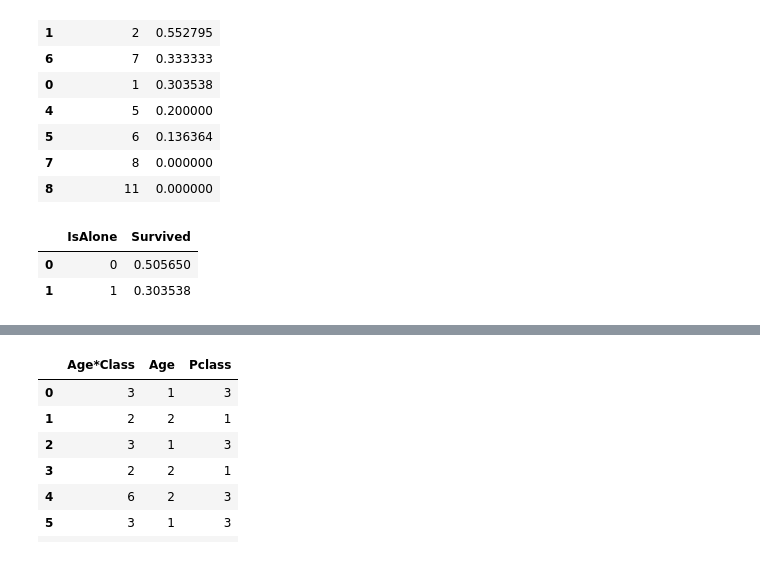
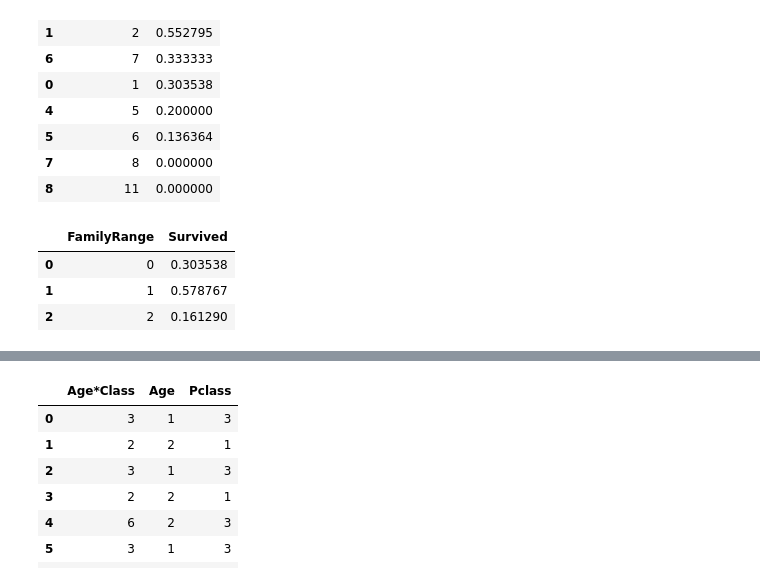
Before and after one commit to ettoreferranti/Titanic-notebook, a Jupyter notebook: ML-Test.ipynb, the cells around one changed output, grey strips where cells are left out. Cells and saved outputs as stored; diff of their text form; code cells hidden in the pictures.

Commit message:
added family ranges, first submission to kaggle

```diff
--- a/ML-Test.ipynb
+++ b/ML-Test.ipynb
@@ -333,14 +333,18 @@ train_df[['FamilySize', 'Survived']].groupby(['FamilySize'], as_index=False).mea
 | 8 | 11 | 0.000000 |
 # %%
 for dataset in combine:
-    dataset['IsAlone'] = 0
-    dataset.loc[dataset['FamilySize'] == 1, 'IsAlone'] = 1
+    dataset['FamilyRange'] = 0
 
-train_df[['IsAlone', 'Survived']].groupby(['IsAlone'], as_index=False).mean()
+    dataset.loc[dataset['FamilySize'] <= 1, 'FamilyRange'] = 0
+    dataset.loc[(dataset['FamilySize'] > 1) & (dataset['FamilySize'] <= 4), 'FamilyRange'] = 1
+    dataset.loc[(dataset['FamilySize'] > 4), 'FamilyRange'] = 2
+
+train_df[['FamilyRange', 'Survived']].groupby(['FamilyRange'], as_index=False).mean()
 # %% [output]
-|  | IsAlone | Survived |
-| 0 | 0 | 0.505650 |
-| 1 | 1 | 0.303538 |
+|  | FamilyRange | Survived |
+| 0 | 0 | 0.303538 |
+| 1 | 1 | 0.578767 |
+| 2 | 2 | 0.161290 |
 # %%
 train_df = train_df.drop(['Parch', 'SibSp', 'FamilySize'], axis=1)
 test_df = test_df.drop(['Parch', 'SibSp', 'FamilySize'], axis=1)
```
Also changed, not shown: parts of 18 cells of this notebook.
